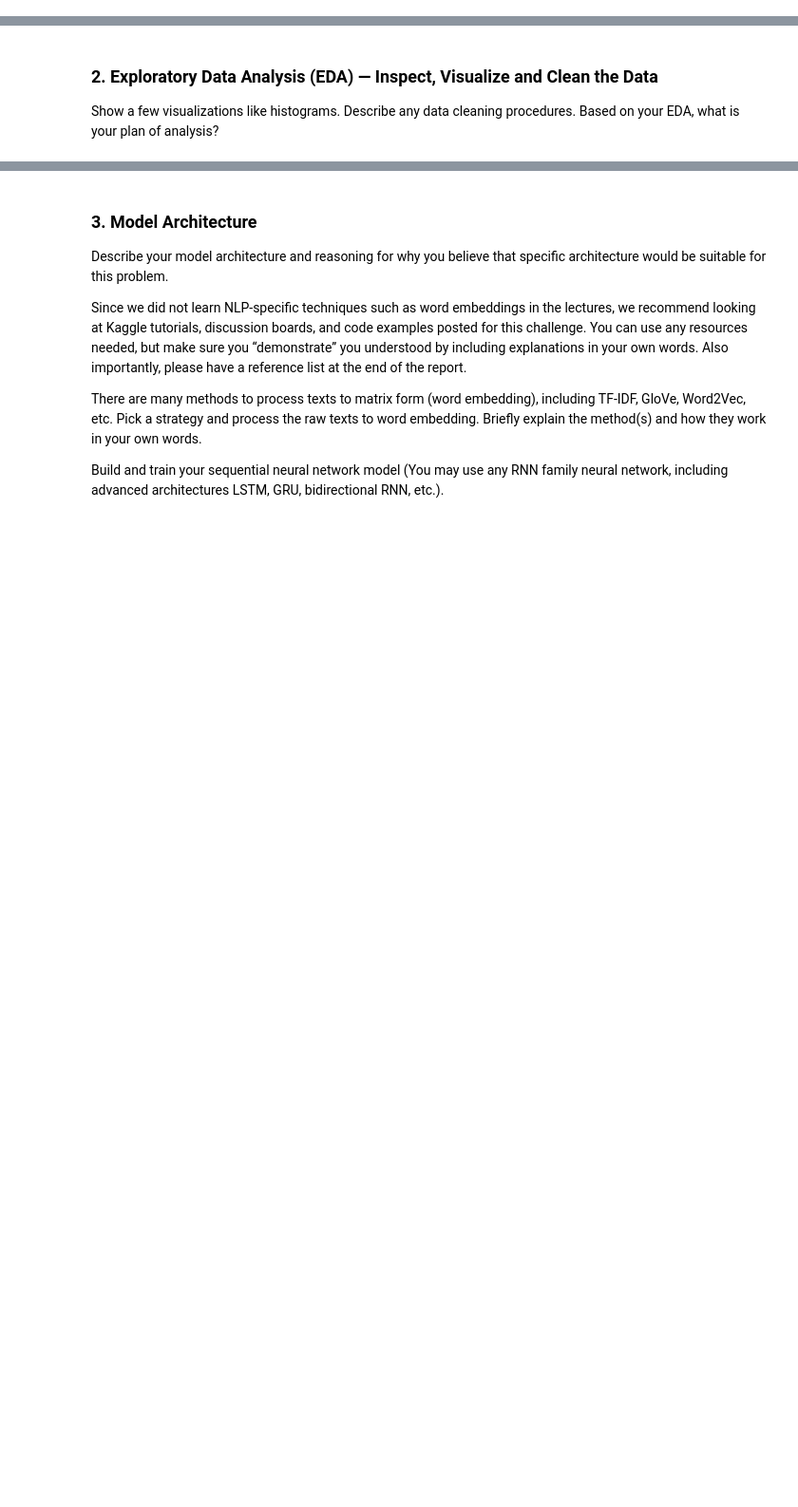
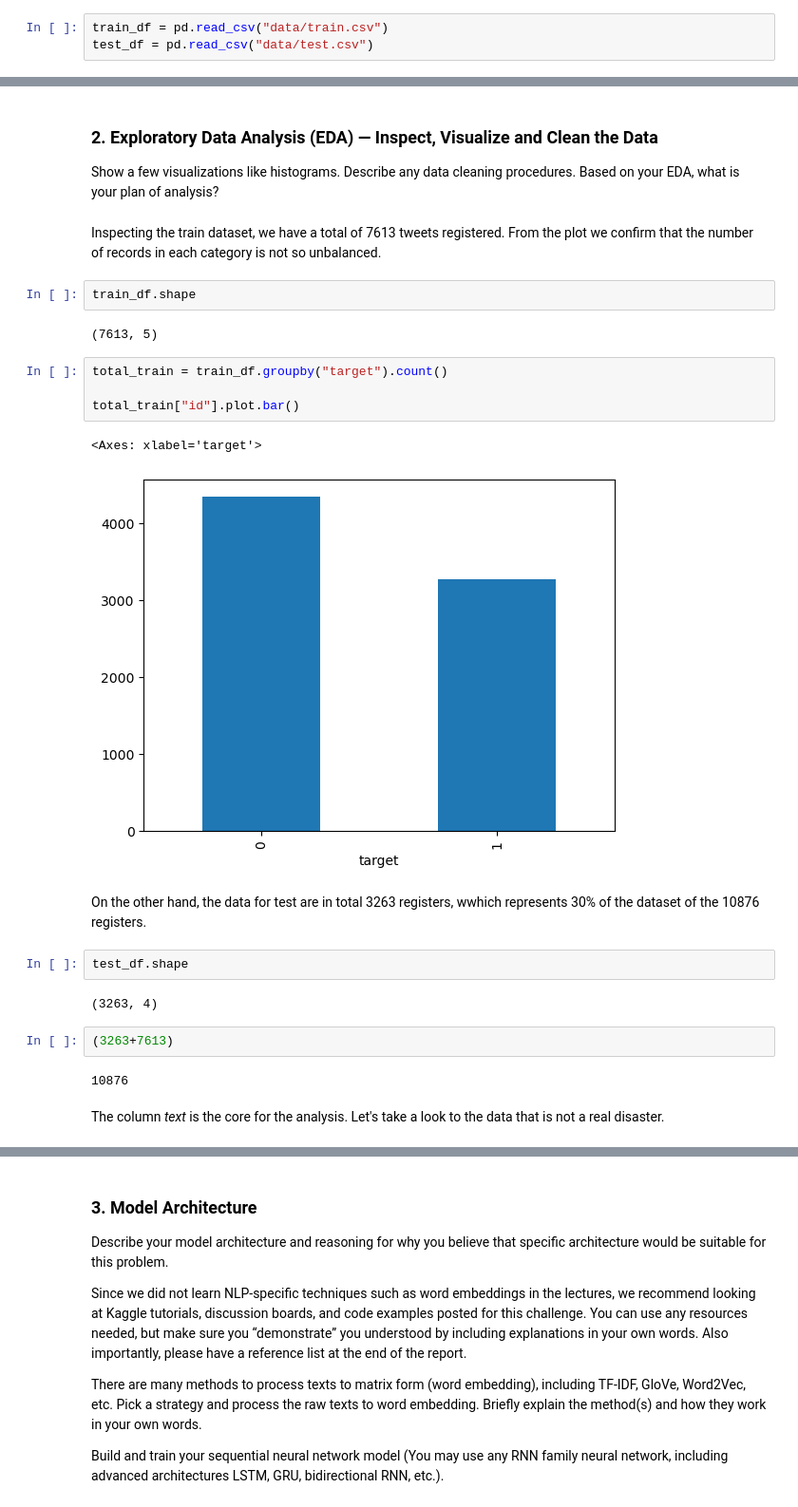
Before and after one commit to alezulu73/RNNWeek4Assigment, a Jupyter notebook: NLP with Disaster Tweets.ipynb, the cells around one changed output, grey strips where cells are left out. Shown: that part at 95% size. Cells and saved outputs as stored; diff of their text form; blank space fills up the shorter version.

Commit message:
Assigment finish without preprocess text

```diff
--- a/NLP with Disaster Tweets.ipynb
+++ b/NLP with Disaster Tweets.ipynb
@@ -8,0 +34,3 @@ Briefly describe the challenge problem and NLP. Describe the size, dimension, st
+# %%
+train_df = pd.read_csv("data/train.csv")
+test_df = pd.read_csv("data/test.csv")
@@ -10,3 +70,28 @@ Briefly describe the challenge problem and NLP. Describe the size, dimension, st
 ### 2. Exploratory Data Analysis (EDA) — Inspect, Visualize and Clean the Data
 
 Show a few visualizations like histograms. Describe any data cleaning procedures. Based on your EDA, what is your plan of analysis?
+# %% [markdown]
+Inspecting the train dataset, we have a total of 7613 tweets registered. From the plot we confirm that the number of records in each category is not so unbalanced.
+# %%
+train_df.shape
+# %% [output]
+(7613, 5)
+# %%
+total_train = train_df.groupby("target").count()
+
+total_train["id"].plot.bar()
+# %% [output]
+<Axes: xlabel='target'>
+[figure, added]
+# %% [markdown]
+On the other hand, the data for test are in total 3263 registers, wwhich represents 30% of the dataset of the 10876 registers.
+# %%
+test_df.shape
+# %% [output]
+(3263, 4)
+# %%
+(3263+7613)
+# %% [output]
+10876
+# %% [markdown]
+The column _text_ is the core for the analysis. Let's take a look to the data that is not a real disaster.
```
Also changed, not shown: parts of 64 cells of this notebook, 2 other files.
